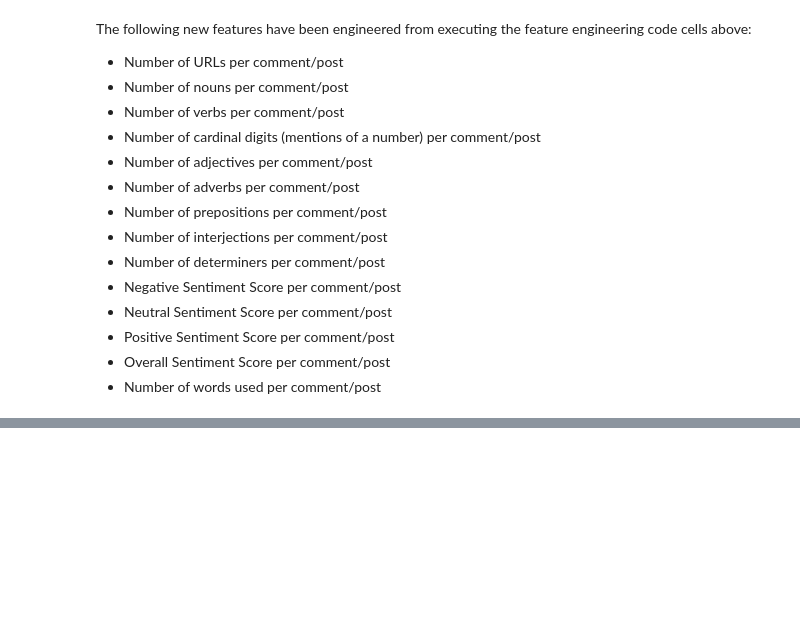
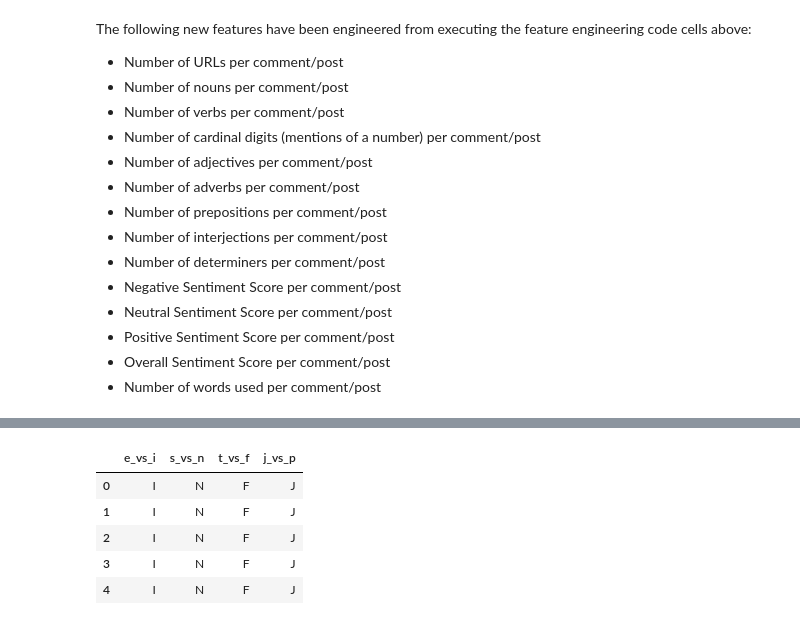
Before and after one commit to slouie88/myers_briggs_personalities, a Jupyter notebook: myers_briggs_eda.ipynb, the cells around one changed output, grey strips where cells are left out. Cells and saved outputs as stored; diff of their text form; code cells hidden in the pictures; blank space fills up the shorter version.

```diff
--- a/myers_briggs_eda.ipynb
+++ b/myers_briggs_eda.ipynb
@@ -595,0 +599,13 @@ The following new features have been engineered from executing the feature engin
+# %%
+personality_factors_per_post_dict = get_personality_factors(online_posts_df)
+columns = personality_factors_per_post_dict.keys()
+values = list(zip_longest(*personality_factors_per_post_dict.values()))
+personality_factors_per_post = pd.DataFrame(values, columns=columns)
+personality_factors_per_post.head()
+# %% [output]
+|  | e_vs_i | s_vs_n | t_vs_f | j_vs_p |
+| 0 | I | N | F | J |
+| 1 | I | N | F | J |
+| 2 | I | N | F | J |
+| 3 | I | N | F | J |
+| 4 | I | N | F | J |
```
Also changed, not shown: parts of 7 cells of this notebook, 1 other file.
